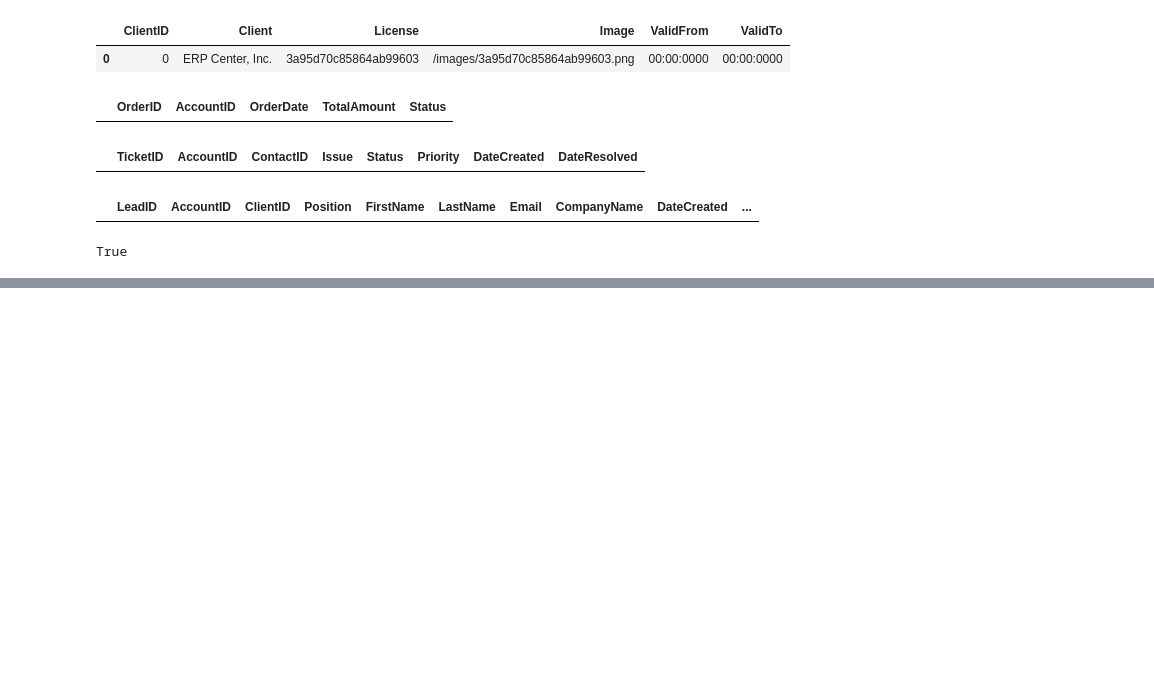
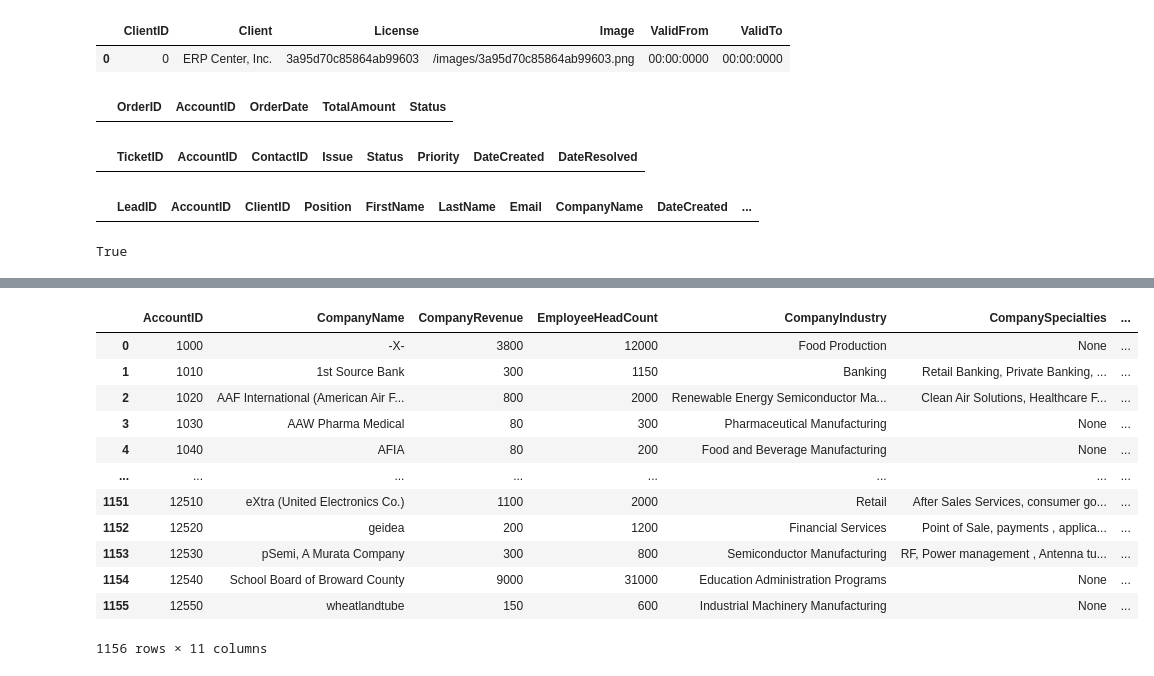
Before and after one commit to hari3mo/crud, a Jupyter notebook: notebooks/tables.ipynb, the cells around one changed output, grey strips where cells are left out. Saved outputs shown, nothing was run; the diff lists cells and outputs as text; code cells hidden in the pictures; blank space fills up the shorter version.

```diff
--- a/notebooks/tables.ipynb
+++ b/notebooks/tables.ipynb
@@ -110,4 +127,19 @@ generate_license_key()
 # %%
 a = pd.read_sql_table('Accounts', con=engine.connect())
+a
+# %% [output]
+|  | AccountID | CompanyName | CompanyRevenue | EmployeeHeadCount | CompanyIndustry | CompanySpecialties | ... |
+| 0 | 1000 | -X- | 3800 | 12000 | Food Production | None | ... |
+| 1 | 1010 | 1st Source Bank | 300 | 1150 | Banking | Retail Banking, Private Banking, ... | ... |
+| 2 | 1020 | AAF International (American Air F... | 800 | 2000 | Renewable Energy Semiconductor Ma... | Clean Air Solutions, Healthcare F... | ... |
+| 3 | 1030 | AAW Pharma Medical | 80 | 300 | Pharmaceutical Manufacturing | None | ... |
+| 4 | 1040 | AFIA | 80 | 200 | Food and Beverage Manufacturing | None | ... |
+| ... | ... | ... | ... | ... | ... | ... | ... |
+| 1151 | 12510 | eXtra (United Electronics Co.) | 1100 | 2000 | Retail | After Sales Services, consumer go... | ... |
+| 1152 | 12520 | geidea | 200 | 1200 | Financial Services | Point of Sale, payments , applica... | ... |
+| 1153 | 12530 | pSemi, A Murata Company | 300 | 800 | Semiconductor Manufacturing | RF, Power management , Antenna tu... | ... |
+| 1154 | 12540 | School Board of Broward County | 9000 | 31000 | Education Administration Programs | None | ... |
+| 1155 | 12550 | wheatlandtube | 150 | 600 | Industrial Machinery Manufacturing | None | ... |
+1156 rows × 11 columns
 # %%
 l = leads_df
```
Also changed, not shown: parts of 4 cells of this notebook, 10 other files.
